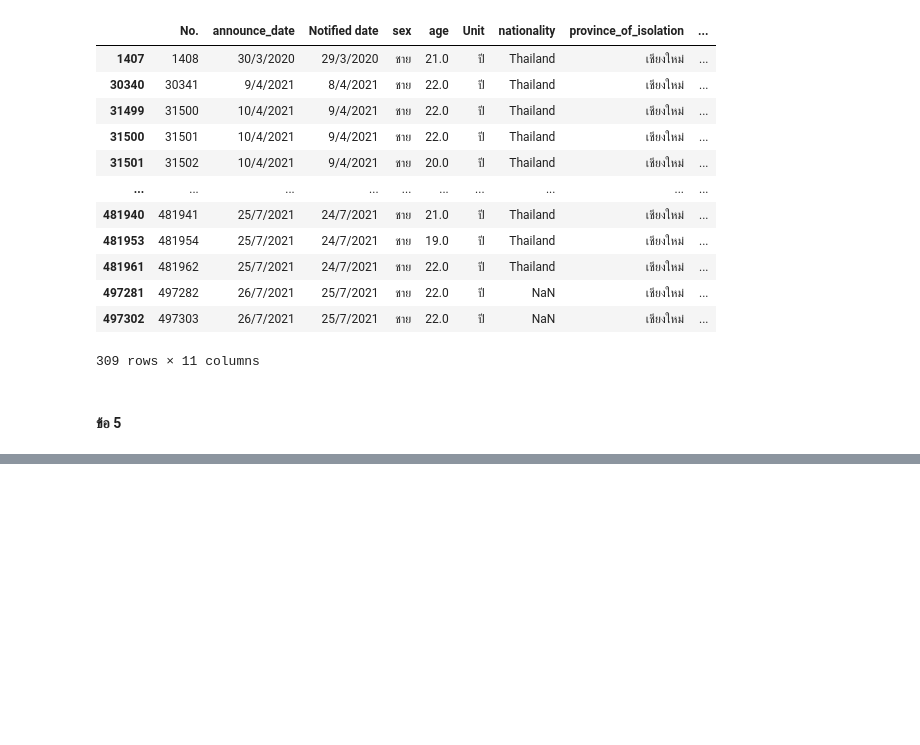
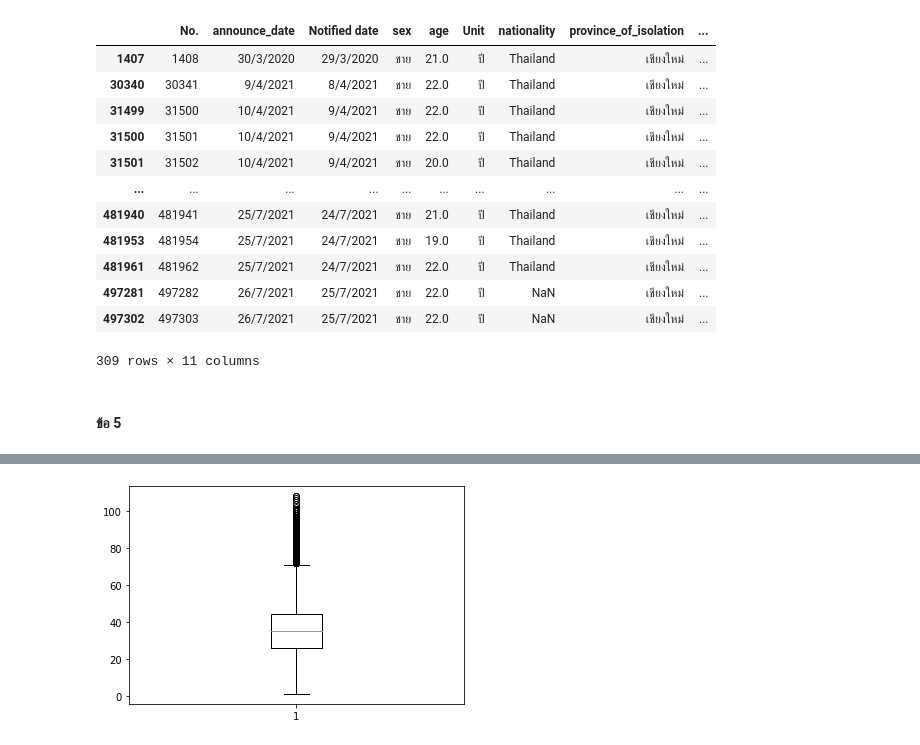
Before and after one commit to Kanyawesr/DWDM21, a Jupyter notebook: Data_Preprocessing_(Chapter_3).ipynb, the cells around one changed output, grey strips where cells are left out. Drawn from its saved outputs; the diff is of its cells as text; code cells hidden in the pictures; blank space fills up the shorter version.

```diff
--- a/Data_Preprocessing_(Chapter_3).ipynb
+++ b/Data_Preprocessing_(Chapter_3).ipynb
@@ -736,0 +1016,4 @@ dtype: float64
+# %%
+data_dict = plt.boxplot(data_cases2_nomissingage['age']) #คำอธิบายจะหายไป
+# %% [output]
+[figure, added]
```
Also changed, not shown: parts of 50 cells of this notebook.
